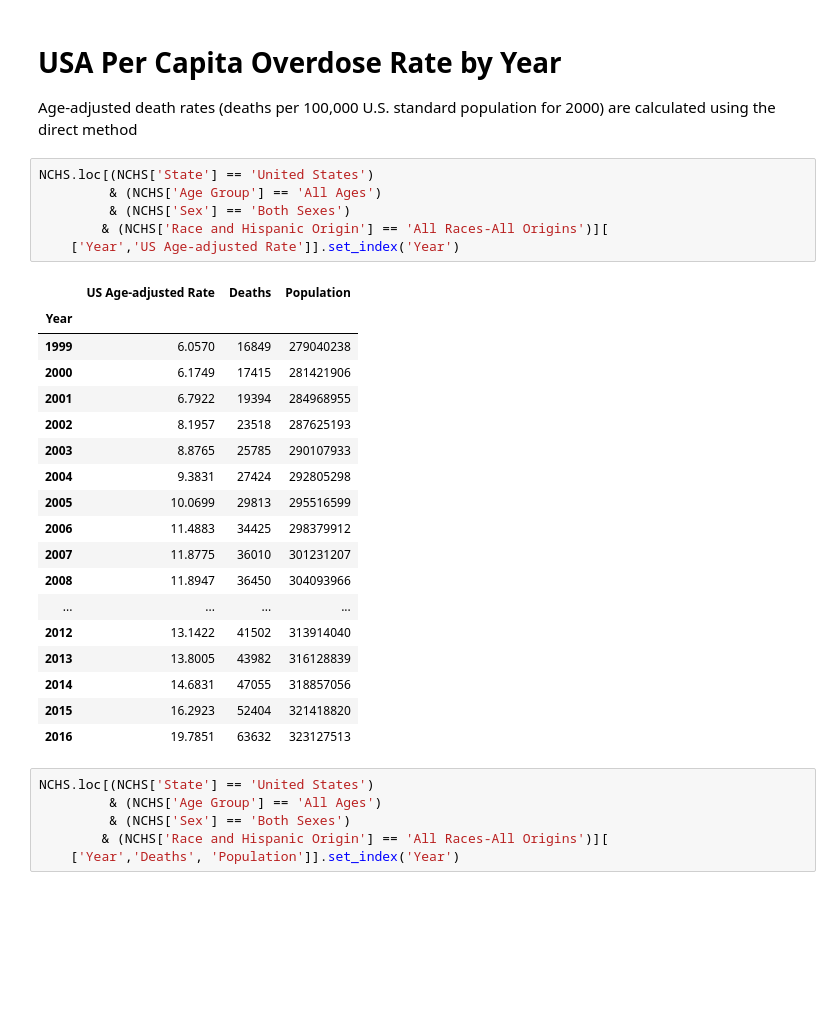
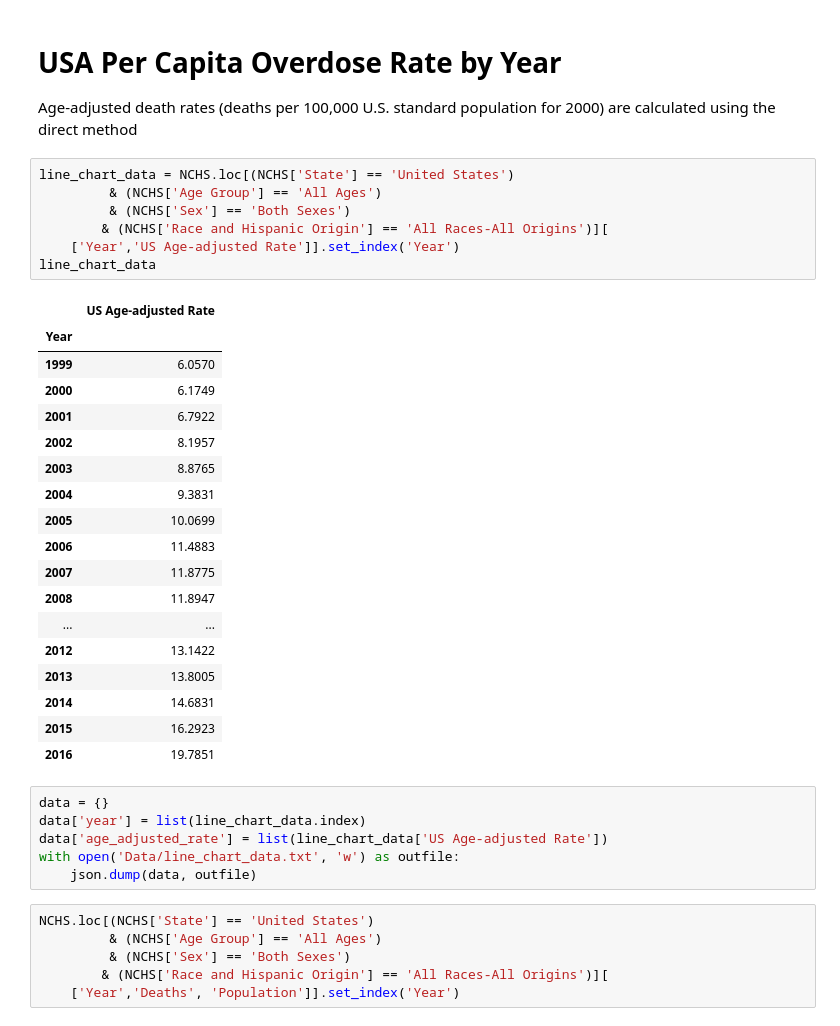
Before and after one commit to etiennedoidic/106-Visualization-Project, a Jupyter notebook: Data Exploration.ipynb, the cells around one changed output. Cells and saved outputs as stored; diff of their text form; blank space fills up the shorter version.

```diff
--- a/Data Exploration.ipynb
+++ b/Data Exploration.ipynb
@@ -7,30 +8,37 @@ NCHS = pd.read_csv('Data/NCHS_-_Drug_Poisoning_Mortality_by_State__United_States
 
 Age-adjusted death rates (deaths per 100,000 U.S. standard population for 2000) are calculated using the direct method
 # %%
-NCHS.loc[(NCHS['State'] == 'United States')
+line_chart_data = NCHS.loc[(NCHS['State'] == 'United States')
          & (NCHS['Age Group'] == 'All Ages')
          & (NCHS['Sex'] == 'Both Sexes')
         & (NCHS['Race and Hispanic Origin'] == 'All Races-All Origins')][
     ['Year','US Age-adjusted Rate']].set_index('Year')
+line_chart_data
 # %% [output]
-|  | US Age-adjusted Rate | Deaths | Population |
-| Year |  |  |  |
-| 1999 | 6.0570 | 16849 | 279040238 |
-| 2000 | 6.1749 | 17415 | 281421906 |
-| 2001 | 6.7922 | 19394 | 284968955 |
-| 2002 | 8.1957 | 23518 | 287625193 |
-| 2003 | 8.8765 | 25785 | 290107933 |
-| 2004 | 9.3831 | 27424 | 292805298 |
-| 2005 | 10.0699 | 29813 | 295516599 |
-| 2006 | 11.4883 | 34425 | 298379912 |
-| 2007 | 11.8775 | 36010 | 301231207 |
-| 2008 | 11.8947 | 36450 | 304093966 |
-| ... | ... | ... | ... |
-| 2012 | 13.1422 | 41502 | 313914040 |
-| 2013 | 13.8005 | 43982 | 316128839 |
-| 2014 | 14.6831 | 47055 | 318857056 |
-| 2015 | 16.2923 | 52404 | 321418820 |
-| 2016 | 19.7851 | 63632 | 323127513 |
+|  | US Age-adjusted Rate |
+| Year |  |
+| 1999 | 6.0570 |
+| 2000 | 6.1749 |
+| 2001 | 6.7922 |
+| 2002 | 8.1957 |
+| 2003 | 8.8765 |
+| 2004 | 9.3831 |
+| 2005 | 10.0699 |
+| 2006 | 11.4883 |
+| 2007 | 11.8775 |
+| 2008 | 11.8947 |
+| ... | ... |
+| 2012 | 13.1422 |
+| 2013 | 13.8005 |
+| 2014 | 14.6831 |
+| 2015 | 16.2923 |
+| 2016 | 19.7851 |
+# %%
+data = {}
+data['year'] = list(line_chart_data.index)
+data['age_adjusted_rate'] = list(line_chart_data['US Age-adjusted Rate'])
+with open('Data/line_chart_data.txt', 'w') as outfile:
+    json.dump(data, outfile)
 # %%
 NCHS.loc[(NCHS['State'] == 'United States')
          & (NCHS['Age Group'] == 'All Ages')
```
Also changed, not shown: parts of 1 cell of this notebook, 2 other files.
